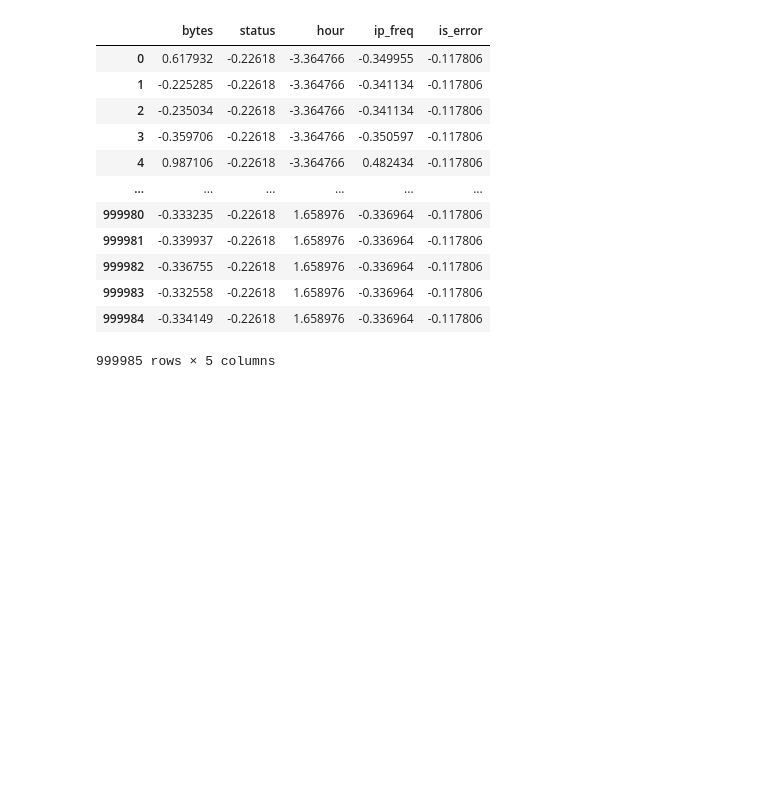
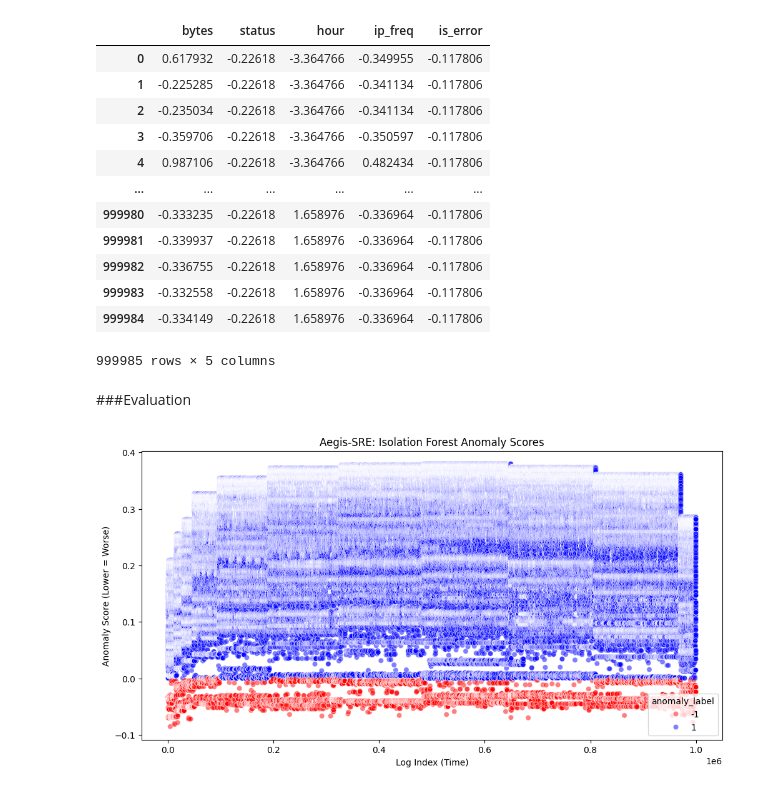
Before and after one commit to RansiluRanasinghe/Aegis-SRE, a Jupyter notebook: NoteBook/Aegis_SRE_Anomaly_Detection_Model.ipynb, the cells around one changed output. Cells and saved outputs as stored; diff of their text form; code cells hidden in the pictures; blank space fills up the shorter version.

```diff
--- a/NoteBook/Aegis_SRE_Anomaly_Detection_Model.ipynb
+++ b/NoteBook/Aegis_SRE_Anomaly_Detection_Model.ipynb
@@ -172,3 +172,14 @@ iso_forest = IsolationForest(n_estimators=100, contamination=0.01, random_state=
 df["anomaly_label"] = iso_forest.fit_predict(X_scaled)
 # %%
 df["anomaly_score"] = iso_forest.decision_function(X_scaled)
+# %% [markdown]
+###Evaluation
+# %%
+plt.figure(figsize=(12, 6))
+sns.scatterplot(x=df.index, y=df['anomaly_score'], hue=df['anomaly_label'], palette={1: 'blue', -1: 'red'}, alpha=0.5)
+plt.title("Aegis-SRE: Isolation Forest Anomaly Scores")
+plt.xlabel("Log Index (Time)")
+plt.ylabel("Anomaly Score (Lower = Worse)")
+plt.show()
+# %% [output]
+[figure, added]
```
Also changed, not shown: parts of 1 cell of this notebook.
